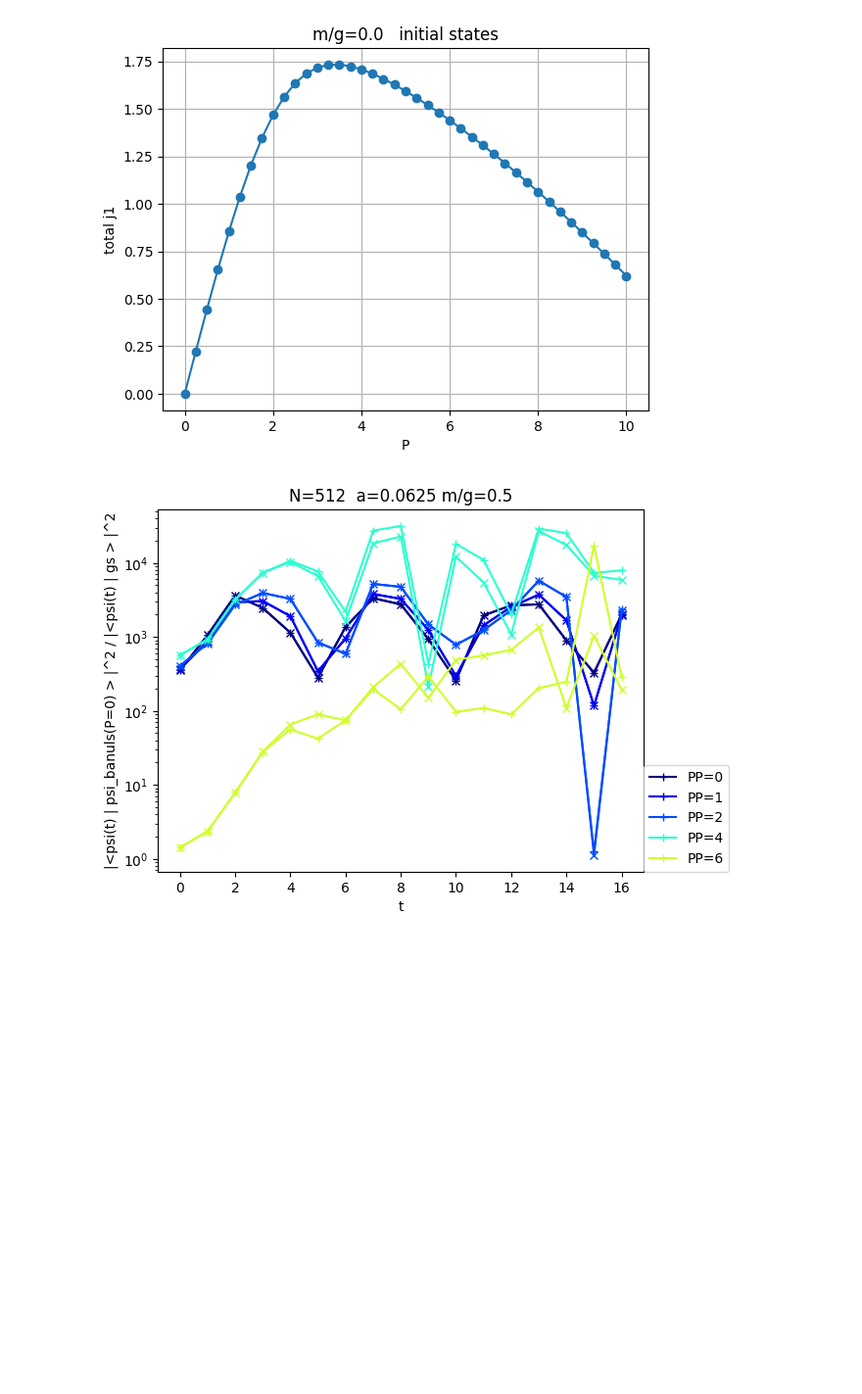
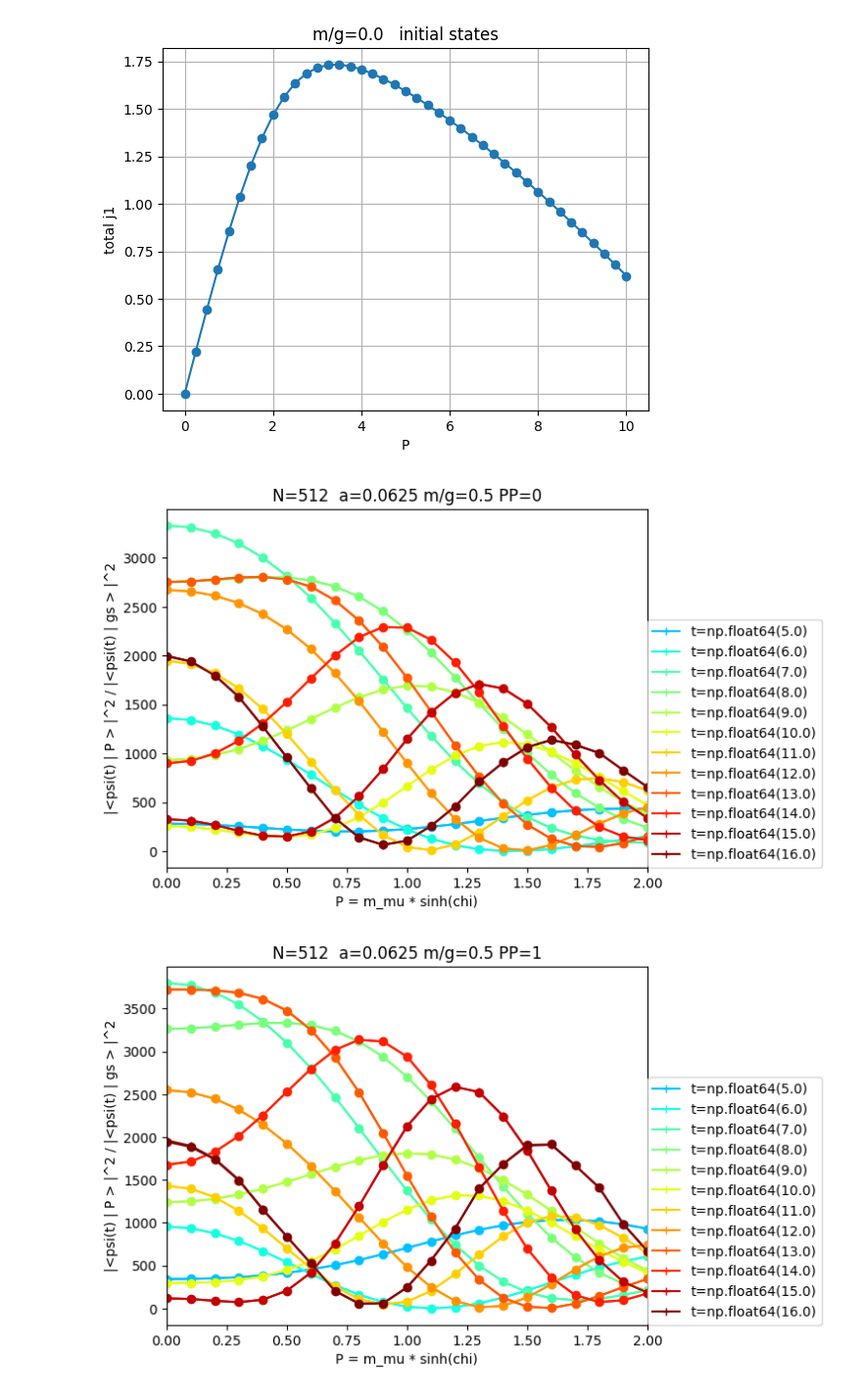
Before and after one commit to marekrams/pdf, a Jupyter notebook: multiplicity_gauss_m=0.5.ipynb, the cells around one changed output. Shown at 98% size. Saved outputs shown, nothing was run; the diff lists cells and outputs as text; code cells hidden in the pictures; blank space fills up the shorter version.

```diff
--- a/multiplicity_gauss_m=0.5.ipynb
+++ b/multiplicity_gauss_m=0.5.ipynb
@@ -10,14 +10,15 @@ import yastn
 from yastn.tn import mps
 # %%
 g = 1
-v, Q = 1, 1
 N = 256
 a = 0.125
 m = 0.5
+sg2 = 0.25
+x0 = 1.5
 #
-glob_path = os.path.join(os.path.abspath(""), "./results_fermions/g=1.0000/**/P=*/**/state_t=*.npy")
+glob_path = os.path.join(os.path.abspath(""), "./results_fermions/g=1.0000/**/state_t=*.npy")
 fnames = glob.glob(glob_path, recursive=True)
-fns = sorted([fname for fname in fnames if all(x in fname for x in ["/g=1.0000/", "dt=0.0625", f"{N=}", f"{a=:0.4f}", f"{m=:0.4f}"])]);
+fns = sorted([fname for fname in fnames if all(x in fname for x in ["/g=1.0000/", "dt=0.0625", f"{N=}", f"{a=:0.4f}", f"{x0=:0.4f}", f"{sg2=:0.4f}", f"{m=:0.4f}"])]);
 # %%
 #
 D = 128
@@ -200,25 +201,29 @@ def ap1(P, N=N, a=a):
     return op
 
 psi_banuls = ap1(0) @ psi_gs
+Ps = np.linspace(0, 2, 21)
 
-probs_banuls = {(t, PP, D): np.abs(mps.vdot(pt, psi_banuls)) ** 2 for (t, PP, D), pt in psi_t.items()}
+probs_banuls = {(t, PP, D, P): np.abs(mps.vdot(pt, ap1(P), psi_gs)) ** 2 for (t, PP, D), pt in psi_t.items() for P in Ps}
+# %%
+np.save(f"./results_fermions/probs_gauss_banuls_{m=}_{N=}_{a=}.npy", probs_banuls, allow_pickle=True)
+probs_banuls = np.load(f"./results_fermions/probs_gauss_banuls_{m=}_{N=}_{a=}.npy", allow_pickle=True).item()
 # %%
 cm = plt.cm.jet
 for PP in [0, 1, 2, 4, 6]:
-    for D in [256, 512]:
-        pr = [probs_banuls[t, PP, D] / probs_gs[t, PP, D] for t in ts]
-        sym = '-+' if D == 256 else '-x'
-        line, = plt.semilogy(ts, pr, sym, color = cm(PP / Ps[-1]))
-
+    for D in Ds:
+      for t in ts[5:]:
+        pr = [probs_banuls[t, PP, D, P] / probs_gs[t, PP, D] for P in Ps]
+        sym = '-+' if D == 256 else '-o'
+        line, = plt.plot(Ps, pr, sym, color = cm(t / ts[-1]))
         if D == Ds[0]:
-          line.set_label(f"{PP=}")
-
-
-        plt.xlabel('t')
-        plt.ylabel("|<psi(t) | psi_banuls(P=0) > |^2 / |<psi(t) | gs > |^2")
-        plt.legend(loc=(1, 0))
-        #plt.xlim([0, 2])
-        plt.title(f"N=512  a=0.0625 {m/g=}")
-        #plt.ylim([1e-3, 1e2])
+          line.set_label(f"{t=}")
+    plt.xlabel('P = m_mu * sinh(chi)')
+    plt.ylabel("|<psi(t) | P > |^2 / |<psi(t) | gs > |^2")
+    plt.legend(loc=(1, 0))
+    plt.xlim([0, 2])
+    plt.title(f"N=512  a=0.0625 {m/g=} {PP=}")
+    #plt.ylim([1e-3, 1e1])
+    plt.show()
 # %% [output]
-[figure, old version]
+[figure, new version]
+[figure, added]
```
Also changed, not shown: parts of 3 cells of this notebook, 4 other files.
